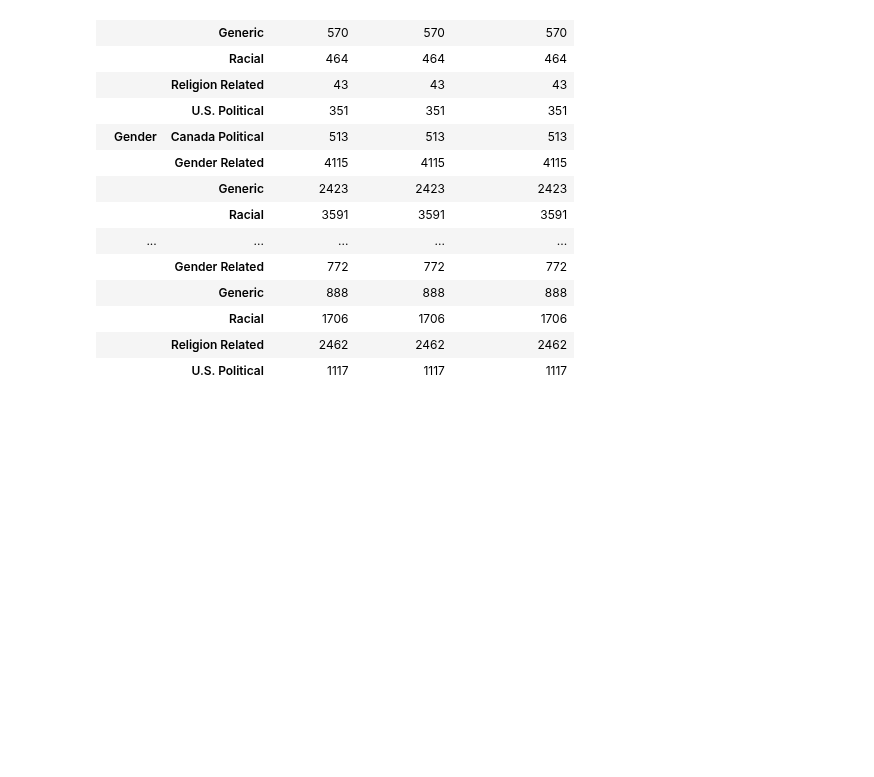
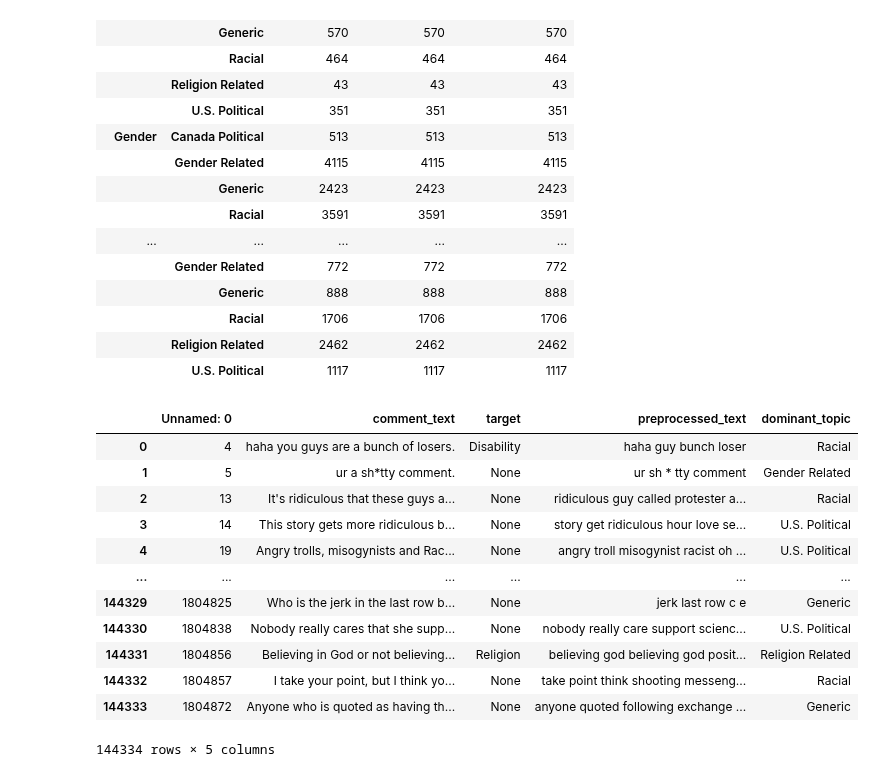
Before and after one commit to dvh549/Text_Mining, a Jupyter notebook: Compiled Code/Compiled Code.ipynb, the cells around one changed output. Drawn from its saved outputs; the diff is of its cells as text; code cells hidden in the pictures; blank space fills up the shorter version.

```diff
--- a/Compiled Code/Compiled Code.ipynb
+++ b/Compiled Code/Compiled Code.ipynb
@@ -1359,3 +1359,20 @@ final_results.groupby(['target', 'dominant_topic']).count()
 |  | Racial | 1706 | 1706 | 1706 |
 |  | Religion Related | 2462 | 2462 | 2462 |
 |  | U.S. Political | 1117 | 1117 | 1117 |
+# %%
+df = pd.read_csv('datasets/sklearn_labelled_dominant_topics.csv')
+df
+# %% [output]
+|  | Unnamed: 0 | comment_text | target | preprocessed_text | dominant_topic |
+| 0 | 4 | haha you guys are a bunch of losers. | Disability | haha guy bunch loser | Racial |
+| 1 | 5 | ur a sh*tty comment. | None | ur sh * tty comment | Gender Related |
+| 2 | 13 | It's ridiculous that these guys a... | None | ridiculous guy called protester a... | Racial |
+| 3 | 14 | This story gets more ridiculous b... | None | story get ridiculous hour love se... | U.S. Political |
+| 4 | 19 | Angry trolls, misogynists and Rac... | None | angry troll misogynist racist oh ... | U.S. Political |
+| ... | ... | ... | ... | ... | ... |
+| 144329 | 1804825 | Who is the jerk in the last row b... | None | jerk last row c e | Generic |
+| 144330 | 1804838 | Nobody really cares that she supp... | None | nobody really care support scienc... | U.S. Political |
+| 144331 | 1804856 | Believing in God or not believing... | Religion | believing god believing god posit... | Religion Related |
+| 144332 | 1804857 | I take your point, but I think yo... | None | take point think shooting messeng... | Racial |
+| 144333 | 1804872 | Anyone who is quoted as having th... | None | anyone quoted following exchange ... | Generic |
+144334 rows × 5 columns
```
Also changed, not shown: parts of 2 cells of this notebook.
